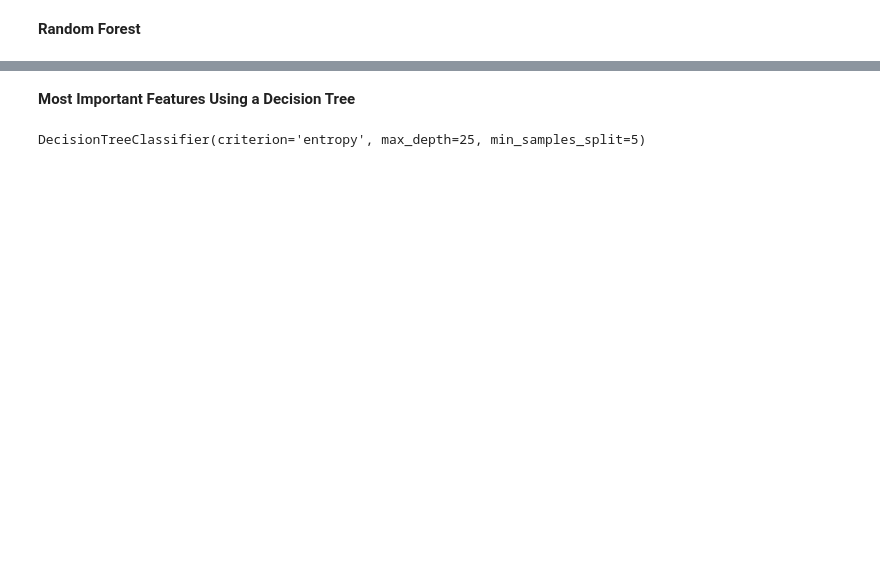
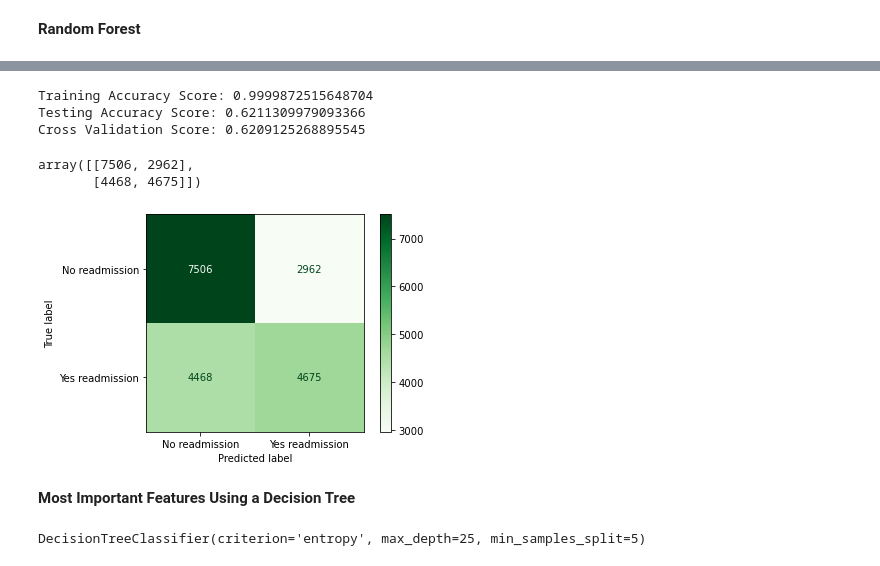
Before and after one commit to akamara05/diabetic_readmissions_project, a Jupyter notebook: part-04/Part 3- Modeling.ipynb, the cells around one changed output, grey strips where cells are left out. Drawn from its saved outputs; the diff is of its cells as text; code cells hidden in the pictures; blank space fills up the shorter version.

```diff
--- a/part-04/Part 3- Modeling.ipynb
+++ b/part-04/Part 3- Modeling.ipynb
@@ -159,0 +159,8 @@ rf_score
+# %%
+print(f'Training Accuracy Score: {rf.score(X_train_sc, y_train)}')
+print(f'Testing Accuracy Score: {rf.score(X_test_sc, y_test)}')
+print(f'Cross Validation Score: {cross_val_score(rf,X_train_sc,y_train).mean()}')
+# %% [output]
+Training Accuracy Score: 0.9999872515648704
+Testing Accuracy Score: 0.6211309979093366
+Cross Validation Score: 0.6209125268895545
@@ -160,3 +169,15 @@ rf_score
+# %%
+# Generate confusion matrix.
+confusion_matrix(y_test, preds_rf)
+# %% [output]
+array([[7506, 2962],
+       [4468, 4675]])
+# %%
+# Plot confusion matrix.
+metrics.plot_confusion_matrix(rf, X_test_sc, y_test, cmap='Greens',
+                      values_format='d', display_labels=['No readmission', 'Yes readmission']);
+# %% [output]
+[figure, added]
 # %% [markdown]
 __Most Important Features Using a Decision Tree__
 # %%
```
Also changed, not shown: parts of 32 cells of this notebook, 2 other files.
